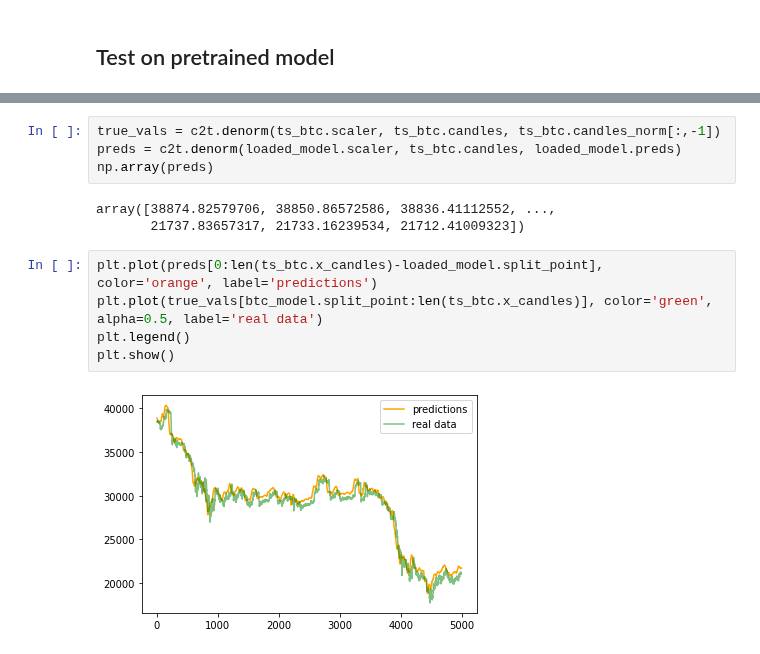
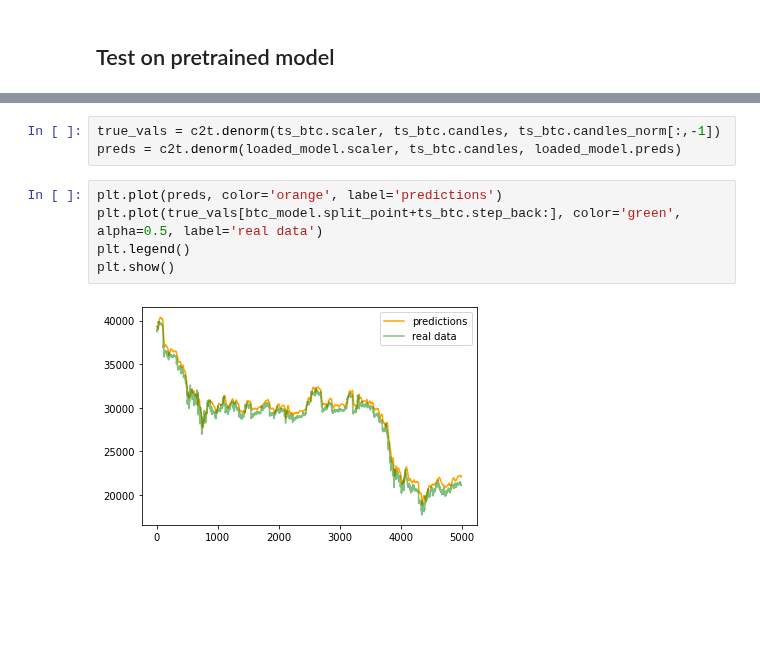
Before and after one commit to gabriele16/sats4u, a Jupyter notebook: colab/LSTM-CNN-BitCoin-Save-Load.ipynb, the cells around one changed output, grey strips where cells are left out. Drawn from its saved outputs; the diff is of its cells as text; blank space fills up the shorter version.

```diff
--- a/colab/LSTM-CNN-BitCoin-Save-Load.ipynb
+++ b/colab/LSTM-CNN-BitCoin-Save-Load.ipynb
@@ -246,17 +234,13 @@ array([[0.528274  ],
 # %%
 true_vals = c2t.denorm(ts_btc.scaler, ts_btc.candles, ts_btc.candles_norm[:,-1])
 preds = c2t.denorm(loaded_model.scaler, ts_btc.candles, loaded_model.preds)
-np.array(preds)
-# %% [output]
-array([38874.82579706, 38850.86572586, 38836.41112552, ...,
-       21737.83657317, 21733.16239534, 21712.41009323])
 # %%
-plt.plot(preds[0:len(ts_btc.x_candles)-loaded_model.split_point], color='orange', label='predictions')
-plt.plot(true_vals[btc_model.split_point:len(ts_btc.x_candles)], color='green', alpha=0.5, label='real data')
+plt.plot(preds, color='orange', label='predictions')
+plt.plot(true_vals[btc_model.split_point+ts_btc.step_back:], color='green', alpha=0.5, label='real data')
 plt.legend()
 plt.show()
 # %% [output]
-[figure, old version]
+[figure, new version]
 # %%
 plt.plot(preds[-100:], color='orange', label='predictions')
 plt.plot(true_vals[-100:], color='green', alpha=0.5, label='real data')
```
Also changed, not shown: parts of 30 cells of this notebook, 3 other files.
